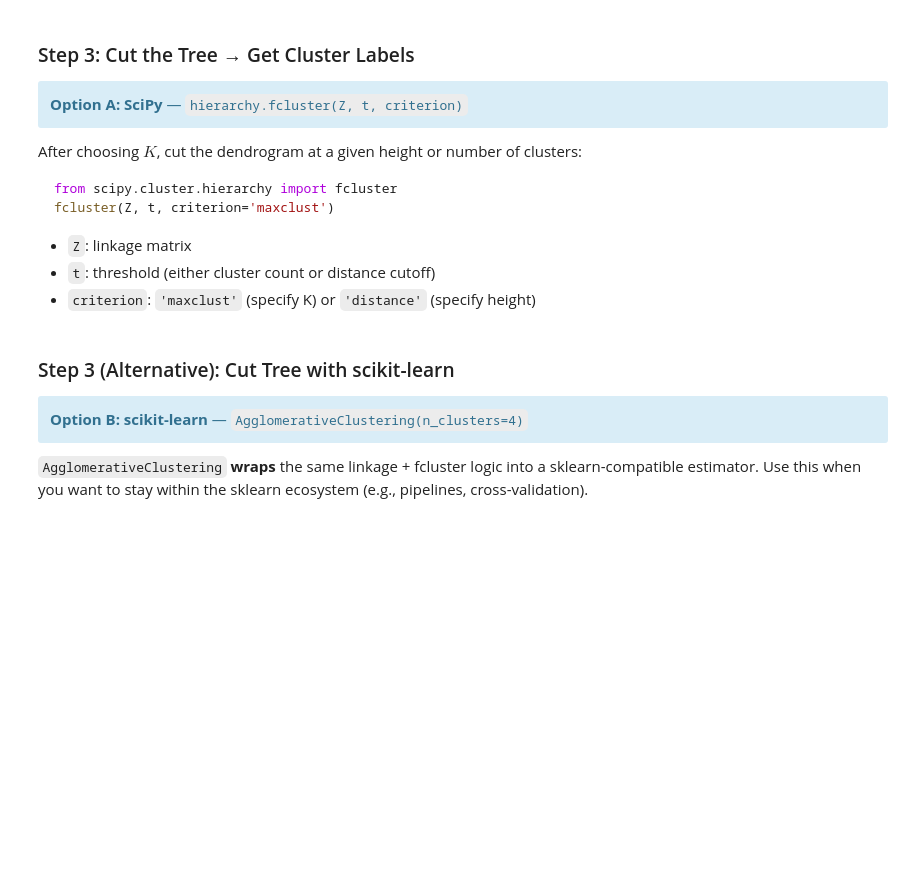
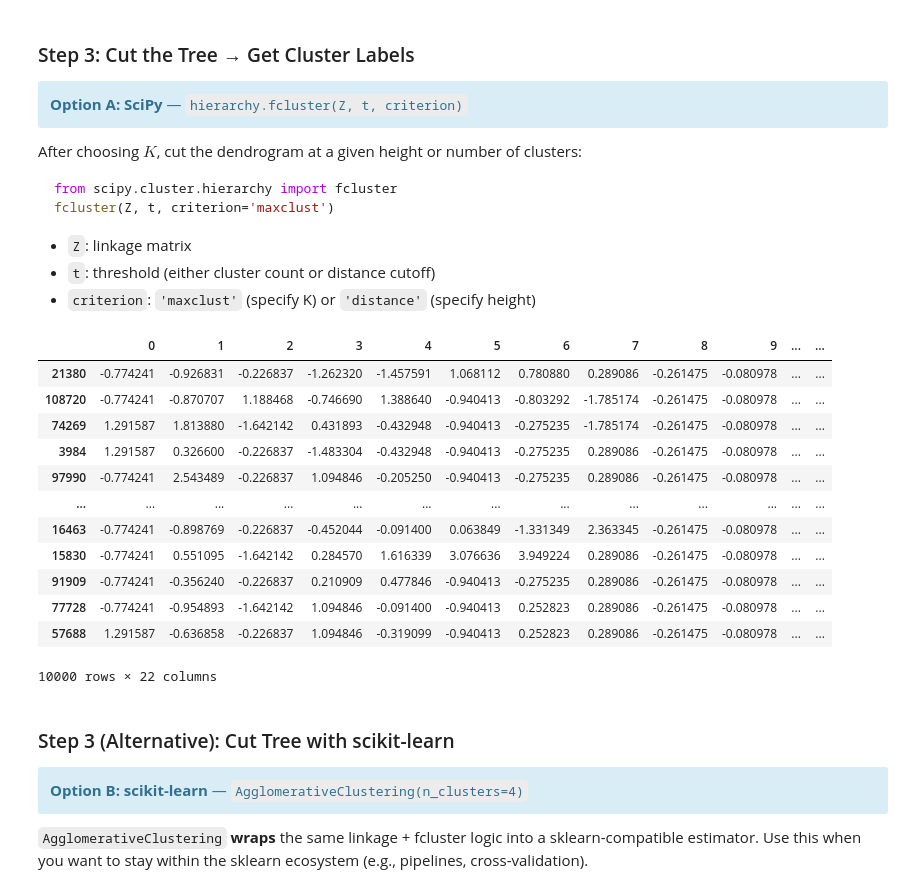
Before and after one commit to leelapis/bda, a Jupyter notebook: 4_Clustering_I_bda.ipynb, the cells around one changed output. Saved outputs shown, nothing was run; the diff lists cells and outputs as text; code cells hidden in the pictures; blank space fills up the shorter version.

```diff
--- a/4_Clustering_I_bda.ipynb
+++ b/4_Clustering_I_bda.ipynb
@@ -711,13 +778,27 @@ fcluster(Z, t, criterion='maxclust')
 # %%
 # --- Cut the dendrogram at K=2 using fcluster (SciPy) ---
 from scipy.cluster.hierarchy import fcluster
 
 hotClusters_scipy = fcluster(hotLink, t=2, criterion='distance')
 
 # Add to DataFrame
-hotdf_scipy = hotdf.copy()
+hotdf_scipy = scaled_df_sample.copy()
 hotdf_scipy['cluster_scipy'] = hotClusters_scipy
 hotdf_scipy
+# %% [output]
+|  | 0 | 1 | 2 | 3 | 4 | 5 | 6 | 7 | 8 | 9 | ... | ... |
+| 21380 | -0.774241 | -0.926831 | -0.226837 | -1.262320 | -1.457591 | 1.068112 | 0.780880 | 0.289086 | -0.261475 | -0.080978 | ... | ... |
+| 108720 | -0.774241 | -0.870707 | 1.188468 | -0.746690 | 1.388640 | -0.940413 | -0.803292 | -1.785174 | -0.261475 | -0.080978 | ... | ... |
+| 74269 | 1.291587 | 1.813880 | -1.642142 | 0.431893 | -0.432948 | -0.940413 | -0.275235 | -1.785174 | -0.261475 | -0.080978 | ... | ... |
+| 3984 | 1.291587 | 0.326600 | -0.226837 | -1.483304 | -0.432948 | -0.940413 | -0.275235 | 0.289086 | -0.261475 | -0.080978 | ... | ... |
+| 97990 | -0.774241 | 2.543489 | -0.226837 | 1.094846 | -0.205250 | -0.940413 | -0.275235 | 0.289086 | -0.261475 | -0.080978 | ... | ... |
+| ... | ... | ... | ... | ... | ... | ... | ... | ... | ... | ... | ... | ... |
+| 16463 | -0.774241 | -0.898769 | -0.226837 | -0.452044 | -0.091400 | 0.063849 | -1.331349 | 2.363345 | -0.261475 | -0.080978 | ... | ... |
+| 15830 | -0.774241 | 0.551095 | -1.642142 | 0.284570 | 1.616339 | 3.076636 | 3.949224 | 0.289086 | -0.261475 | -0.080978 | ... | ... |
+| 91909 | -0.774241 | -0.356240 | -0.226837 | 0.210909 | 0.477846 | -0.940413 | -0.275235 | 0.289086 | -0.261475 | -0.080978 | ... | ... |
+| 77728 | -0.774241 | -0.954893 | -1.642142 | 1.094846 | -0.091400 | -0.940413 | 0.252823 | 0.289086 | -0.261475 | -0.080978 | ... | ... |
+| 57688 | 1.291587 | -0.636858 | -0.226837 | 1.094846 | -0.319099 | -0.940413 | 0.252823 | 0.289086 | -0.261475 | -0.080978 | ... | ... |
+10000 rows × 22 columns
 # %% [markdown]
 ### Step 3 (Alternative): Cut Tree with scikit-learn
 
```
Also changed, not shown: parts of 43 cells of this notebook, 6 other files.
